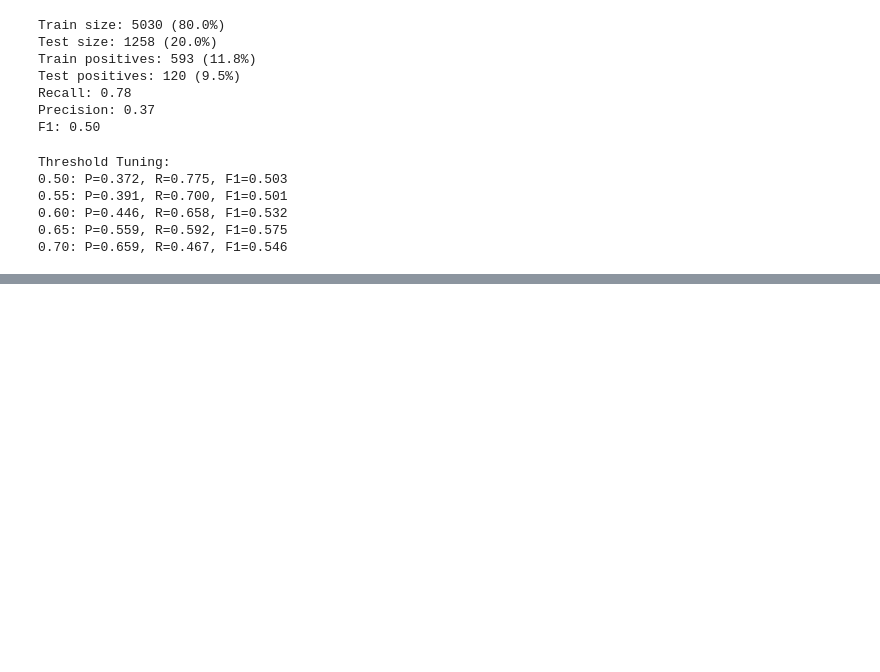
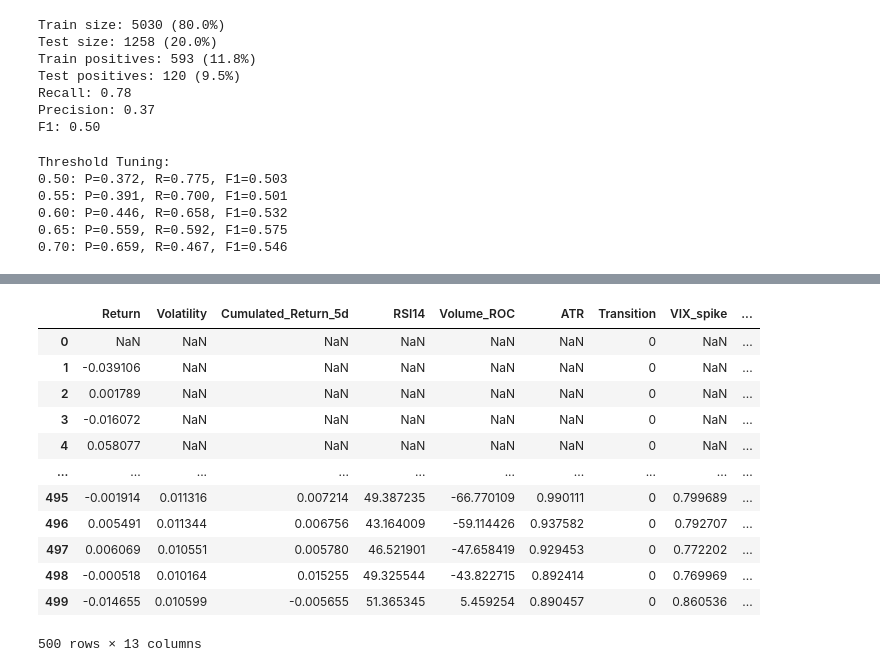
Before and after one commit to Bissapinho/Trend-classifier, a Jupyter notebook: notebooks/models.ipynb, the cells around one changed output, grey strips where cells are left out. Cells and saved outputs as stored; diff of their text form; code cells hidden in the pictures; blank space fills up the shorter version.

```diff
--- a/notebooks/models.ipynb
+++ b/notebooks/models.ipynb
@@ -464,0 +454,22 @@ y_pred_final = predict_transition(RFC_final, X_test)
+# %%
+
+import yfinance as yf
+
+# Télécharge VIX
+vix = yf.Ticker("^VIX")
+vix_data = vix.history(start="2000-01-01", end="2024-12-31")
+vix_close = vix_data['Close'].to_frame()
+
+vix_close.columns = ['VIX']
+vix_close.index = vix_close.index.tz_localize(None)  # Enlève timezone
+# %%
+df6 = df.copy()
+df6['Date'] = df6['Date'].apply(lambda x: pd.to_datetime(x).tz_localize(None) if isinstance(x, str) else x)
+
+# Set index et merge
+df6_indexed = df6.set_index('Date')
+df_with_vix = pd.concat([df6_indexed, vix_close], axis=1)
+df_with_vix = df_with_vix.reset_index()
+
+print(f"Missing VIX: {df_with_vix['VIX'].isna().sum()}")
+df_with_vix.head()
@@ -464,0 +484,31 @@ y_pred_final = predict_transition(RFC_final, X_test)
+# %%
+df_with_vix['VIX_spike'] = df_with_vix['VIX'] / df_with_vix['VIX'].rolling(60).mean()
+
+
+df_final = df_with_vix.copy()
+df_final = add_distances_GC(df_final)
+df_final['MA50'] = df_final['Close'].rolling(window=50).mean()
+df_final['MA200'] = df_final['Close'].rolling(window=200).mean()
+df_final['MA_velocity'] = (df_final['MA50'] - df_final['MA50'].shift(5)) - (df_final['MA200'] - df_final['MA200'].shift(5))
+df_final['MA50_slope'] = df_final['MA50'].diff(10) / df_final['MA50']
+df_final['Distance_normalized'] = df_final['Distance_GC'] / df_final['Volatility'].rolling(50).mean()
+df_final['MA50_accel'] = df_final['MA50'].diff(5) - df_final['MA50'].diff(10)
+df_final['MA_cross_momentum'] = df_final['MA50_accel'] / df_final['Distance_GC'].abs()
+
+
+df_final = df_final.drop(['Close', 'High', 'Low', 'Open', 'Golden_Cross', 'Date', 'MA50', 'MA200', 'VIX', 'MA50_accel'], axis=1)
+df_final.head(500)
+# %% [output]
+|  | Return | Volatility | Cumulated_Return_5d | RSI14 | Volume_ROC | ATR | Transition | VIX_spike | ... |
+| 0 | NaN | NaN | NaN | NaN | NaN | NaN | 0 | NaN | ... |
+| 1 | -0.039106 | NaN | NaN | NaN | NaN | NaN | 0 | NaN | ... |
+| 2 | 0.001789 | NaN | NaN | NaN | NaN | NaN | 0 | NaN | ... |
+| 3 | -0.016072 | NaN | NaN | NaN | NaN | NaN | 0 | NaN | ... |
+| 4 | 0.058077 | NaN | NaN | NaN | NaN | NaN | 0 | NaN | ... |
+| ... | ... | ... | ... | ... | ... | ... | ... | ... | ... |
+| 495 | -0.001914 | 0.011316 | 0.007214 | 49.387235 | -66.770109 | 0.990111 | 0 | 0.799689 | ... |
+| 496 | 0.005491 | 0.011344 | 0.006756 | 43.164009 | -59.114426 | 0.937582 | 0 | 0.792707 | ... |
+| 497 | 0.006069 | 0.010551 | 0.005780 | 46.521901 | -47.658419 | 0.929453 | 0 | 0.772202 | ... |
+| 498 | -0.000518 | 0.010164 | 0.015255 | 49.325544 | -43.822715 | 0.892414 | 0 | 0.769969 | ... |
+| 499 | -0.014655 | 0.010599 | -0.005655 | 51.365345 | 5.459254 | 0.890457 | 0 | 0.860536 | ... |
+500 rows × 13 columns
```
Also changed, not shown: parts of 5 cells of this notebook.
